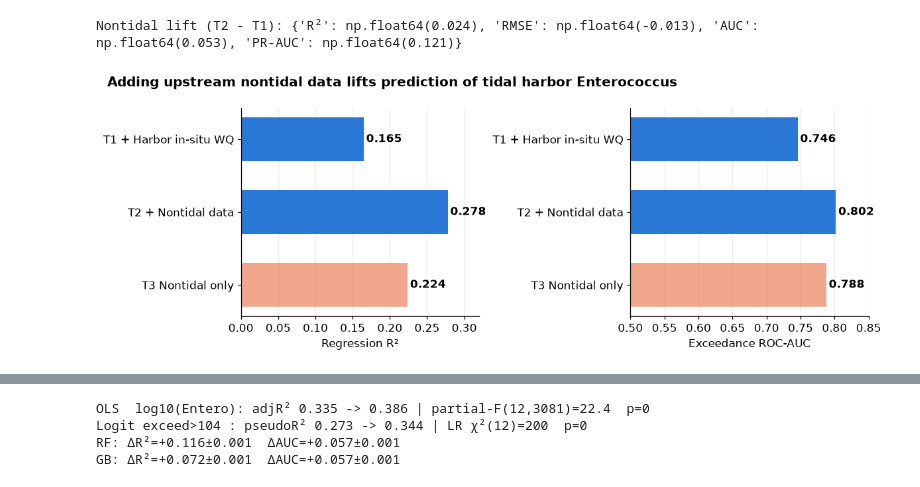
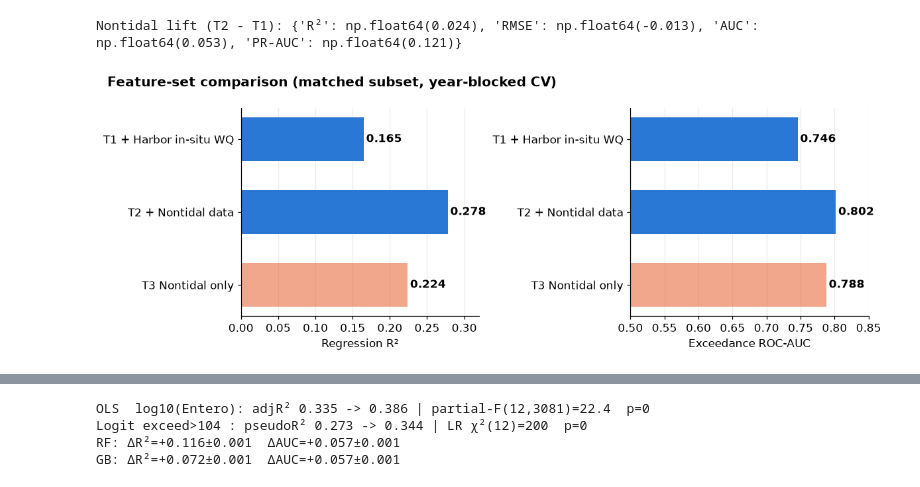
Before and after one commit to Olorunfunmi12/scholarhub, a Jupyter notebook: analysis/Enterococcus_nontidal_predicts_tidal_ML.ipynb, the cells around one changed output, grey strips where cells are left out. Cells and saved outputs as stored; diff of their text form; code cells hidden in the pictures.

```diff
--- a/analysis/Enterococcus_nontidal_predicts_tidal_ML.ipynb
+++ b/analysis/Enterococcus_nontidal_predicts_tidal_ML.ipynb
@@ -232,20 +212,20 @@ FULL SAMPLE     n=3581  exceedance base rate 16.1%
 | T3 Nontidal only | 0.163 | 0.908 | 0.792 | 0.441 |
 Nontidal lift (T2 - T1): {'R²': np.float64(0.024), 'RMSE': np.float64(-0.013), 'AUC': np.float64(0.053), 'PR-AUC': np.float64(0.121)}
 # %%
-# ---- visualize the comparison (matched subset) ----
+# feature-set comparison
 order=['T1 + Harbor in-situ WQ','T2 + Nontidal data','T3 Nontidal only']
 fig,axes=plt.subplots(1,2,figsize=(11,4))
 for ax,metric,lo,hi,lab in [(axes[0],'R\u00b2',0,0.32,'Regression R\u00b2'),
                             (axes[1],'AUC',0.5,0.85,'Exceedance ROC-AUC')]:
     vals=tab_sub.loc[order,metric]
     for i,(k,v) in enumerate(vals.items()):
         c=HARBOR if k!='T3 Nontidal only' else STREAM
         ax.barh(i,v,color=c,alpha=[1,1,.55][i],height=.6)
         ax.text(v+(hi-lo)*.01,i,f'{v:.3f}',va='center',fontweight='bold')
     ax.set_yticks(range(3)); ax.set_yticklabels(order); ax.invert_yaxis()
     ax.set_xlim(lo,hi); ax.set_xlabel(lab); ax.grid(axis='y',alpha=0)
-fig.suptitle('Adding upstream nontidal data lifts prediction of tidal harbor Enterococcus',
+fig.suptitle('Feature-set comparison (matched subset, year-blocked CV)',
              x=.02,ha='left',fontweight='bold'); plt.tight_layout(); plt.show()
 # %% [output]
-[figure, old version]
+[figure, new version]
 # %% [markdown]
```
Also changed, not shown: parts of 15 cells of this notebook, 8 other files.
